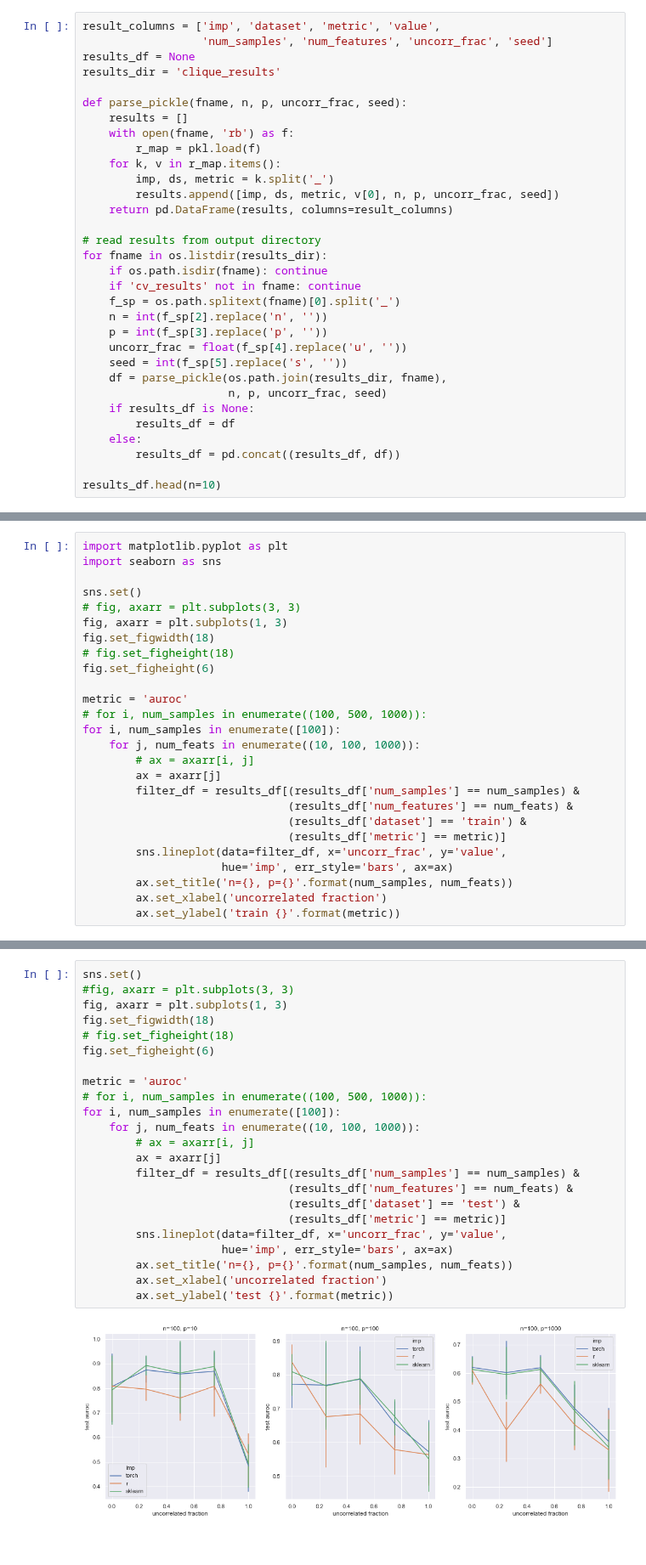
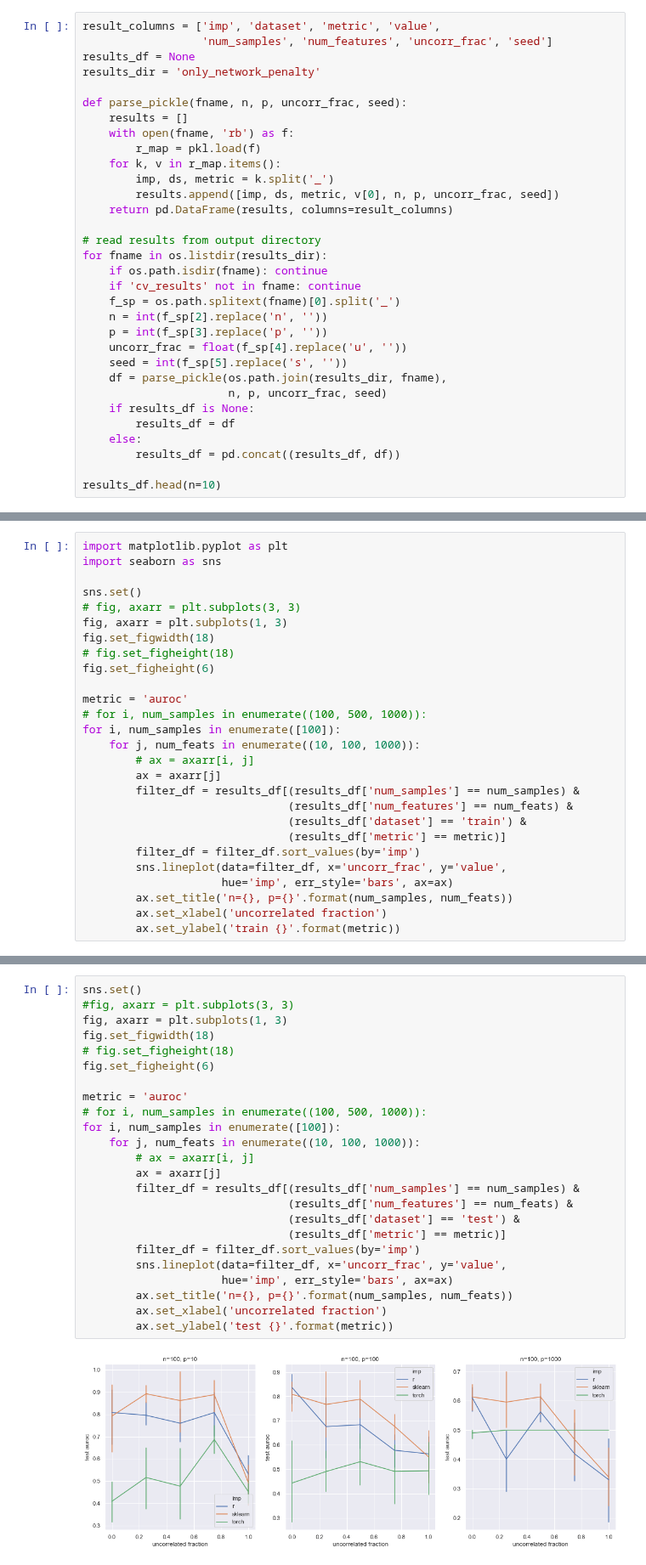
Before and after one commit to jjc2718/netreg, a Jupyter notebook: simdata/r_comparison.ipynb, the cells around one changed output, grey strips where cells are left out. Shown at 85% size. Saved outputs shown, nothing was run; the diff lists cells and outputs as text.

```diff
--- a/simdata/r_comparison.ipynb
+++ b/simdata/r_comparison.ipynb
@@ -6,7 +7,7 @@ import pandas as pd
 result_columns = ['imp', 'dataset', 'metric', 'value',
                   'num_samples', 'num_features', 'uncorr_frac', 'seed']
 results_df = None
-results_dir = 'clique_results'
+results_dir = 'only_network_penalty'
 
 def parse_pickle(fname, n, p, uncorr_frac, seed):
     results = []
@@ -67,6 +68,7 @@ for i, num_samples in enumerate([100]):
                                (results_df['num_features'] == num_feats) &
                                (results_df['dataset'] == 'train') &
                                (results_df['metric'] == metric)]
+        filter_df = filter_df.sort_values(by='imp')
         sns.lineplot(data=filter_df, x='uncorr_frac', y='value',
                      hue='imp', err_style='bars', ax=ax)
         ax.set_title('n={}, p={}'.format(num_samples, num_feats))
@@ -77,28 +79,29 @@ for i, num_samples in enumerate([100]):
 # %%
 sns.set()
 #fig, axarr = plt.subplots(3, 3)
 fig, axarr = plt.subplots(1, 3)
 fig.set_figwidth(18)
 # fig.set_figheight(18)
 fig.set_figheight(6)
 
 metric = 'auroc'
 # for i, num_samples in enumerate((100, 500, 1000)):
 for i, num_samples in enumerate([100]):
     for j, num_feats in enumerate((10, 100, 1000)):
         # ax = axarr[i, j]
         ax = axarr[j]
         filter_df = results_df[(results_df['num_samples'] == num_samples) &
                                (results_df['num_features'] == num_feats) &
                                (results_df['dataset'] == 'test') &
                                (results_df['metric'] == metric)]
+        filter_df = filter_df.sort_values(by='imp')
         sns.lineplot(data=filter_df, x='uncorr_frac', y='value',
                      hue='imp', err_style='bars', ax=ax)
         ax.set_title('n={}, p={}'.format(num_samples, num_feats))
         ax.set_xlabel('uncorrelated fraction')
         ax.set_ylabel('test {}'.format(metric))
 # %% [output]
-[figure, old version]
+[figure, new version]
 # %%
 result_columns = ['imp', 'metric', 'value', 'num_samples',
                   'num_features', 'uncorr_frac', 'seed']
```
Also changed, not shown: parts of 5 cells of this notebook, 4 other files.
